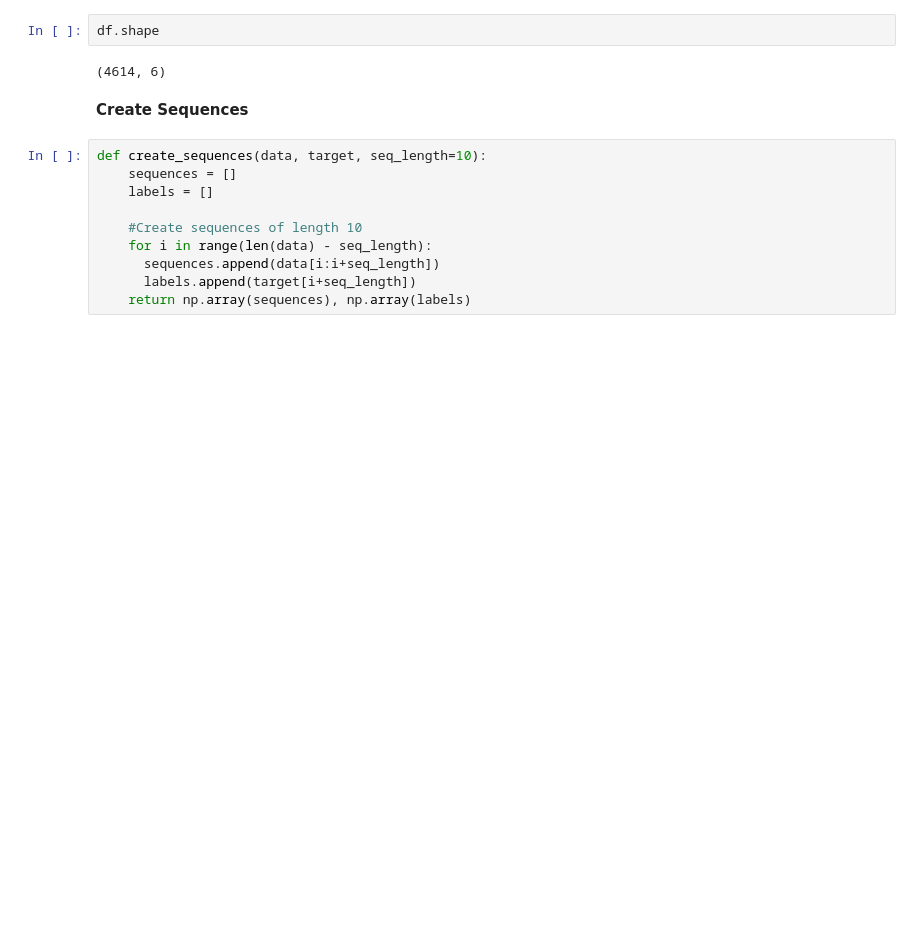
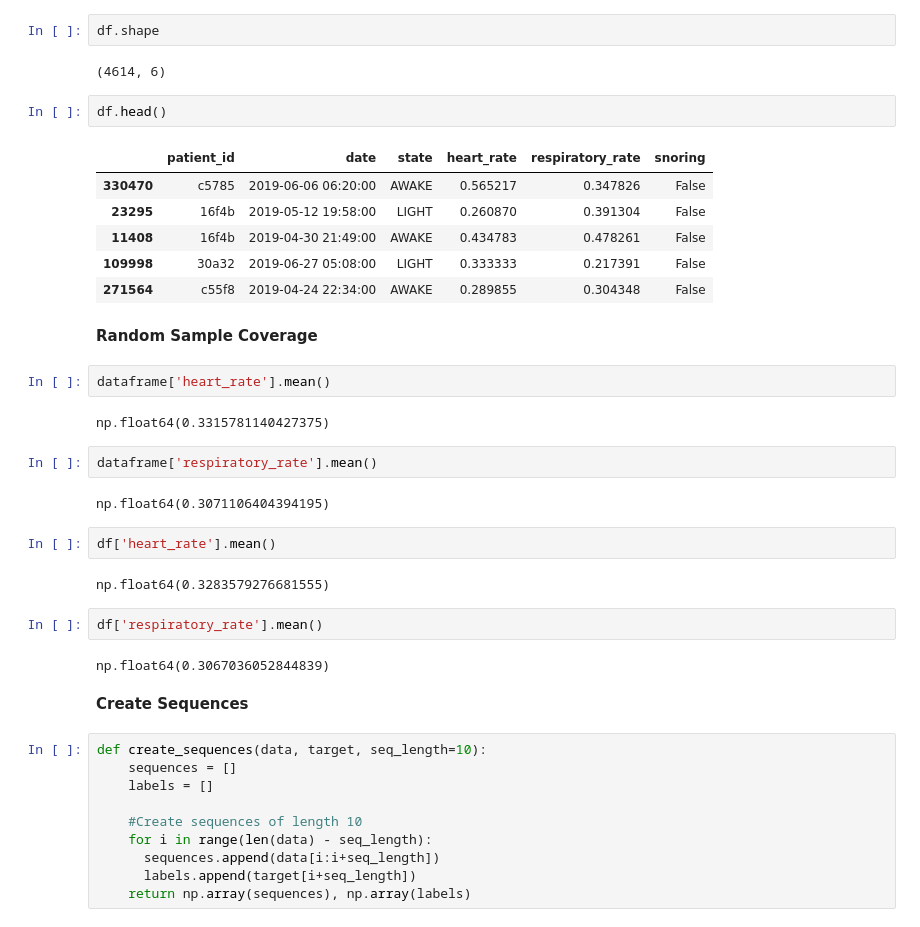
Before and after one commit to rhiats/TIHM-Dataset-RNN, a Jupyter notebook: RNN_TIHM_Dataset.ipynb, the cells around one changed output. Saved outputs shown, nothing was run; the diff lists cells and outputs as text; blank space fills up the shorter version.

Commit message:
Check sample is random

```diff
--- a/RNN_TIHM_Dataset.ipynb
+++ b/RNN_TIHM_Dataset.ipynb
@@ -70,6 +70,33 @@ df = dataframe.sample(frac=0.01)
 df.shape
 # %% [output]
 (4614, 6)
+# %%
+df.head()
+# %% [output]
+|  | patient_id | date | state | heart_rate | respiratory_rate | snoring |
+| 330470 | c5785 | 2019-06-06 06:20:00 | AWAKE | 0.565217 | 0.347826 | False |
+| 23295 | 16f4b | 2019-05-12 19:58:00 | LIGHT | 0.260870 | 0.391304 | False |
+| 11408 | 16f4b | 2019-04-30 21:49:00 | AWAKE | 0.434783 | 0.478261 | False |
+| 109998 | 30a32 | 2019-06-27 05:08:00 | LIGHT | 0.333333 | 0.217391 | False |
+| 271564 | c55f8 | 2019-04-24 22:34:00 | AWAKE | 0.289855 | 0.304348 | False |
+# %% [markdown]
+**Random Sample Coverage**
+# %%
+dataframe['heart_rate'].mean()
+# %% [output]
+np.float64(0.3315781140427375)
+# %%
+dataframe['respiratory_rate'].mean()
+# %% [output]
+np.float64(0.3071106404394195)
+# %%
+df['heart_rate'].mean()
+# %% [output]
+np.float64(0.3283579276681555)
+# %%
+df['respiratory_rate'].mean()
+# %% [output]
+np.float64(0.3067036052844839)
 # %% [markdown]
 **Create Sequences**
 # %%
```
Also changed, not shown: parts of 4 cells of this notebook.
